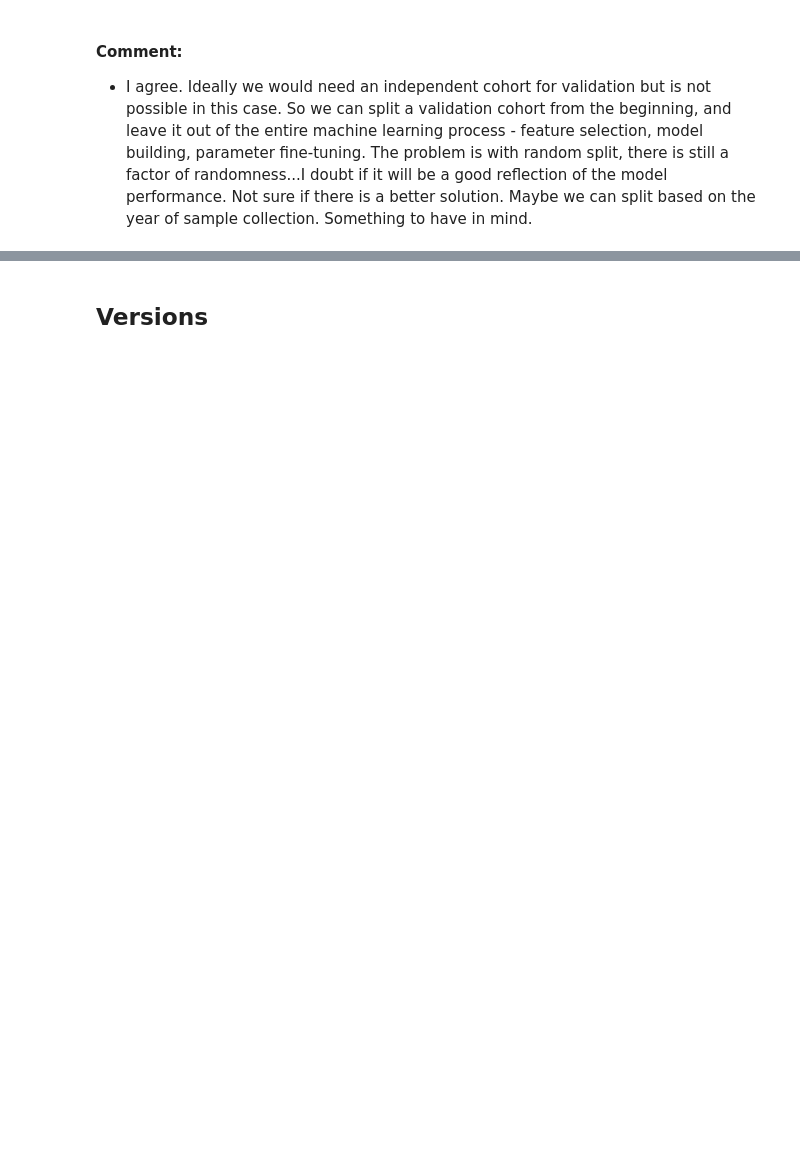
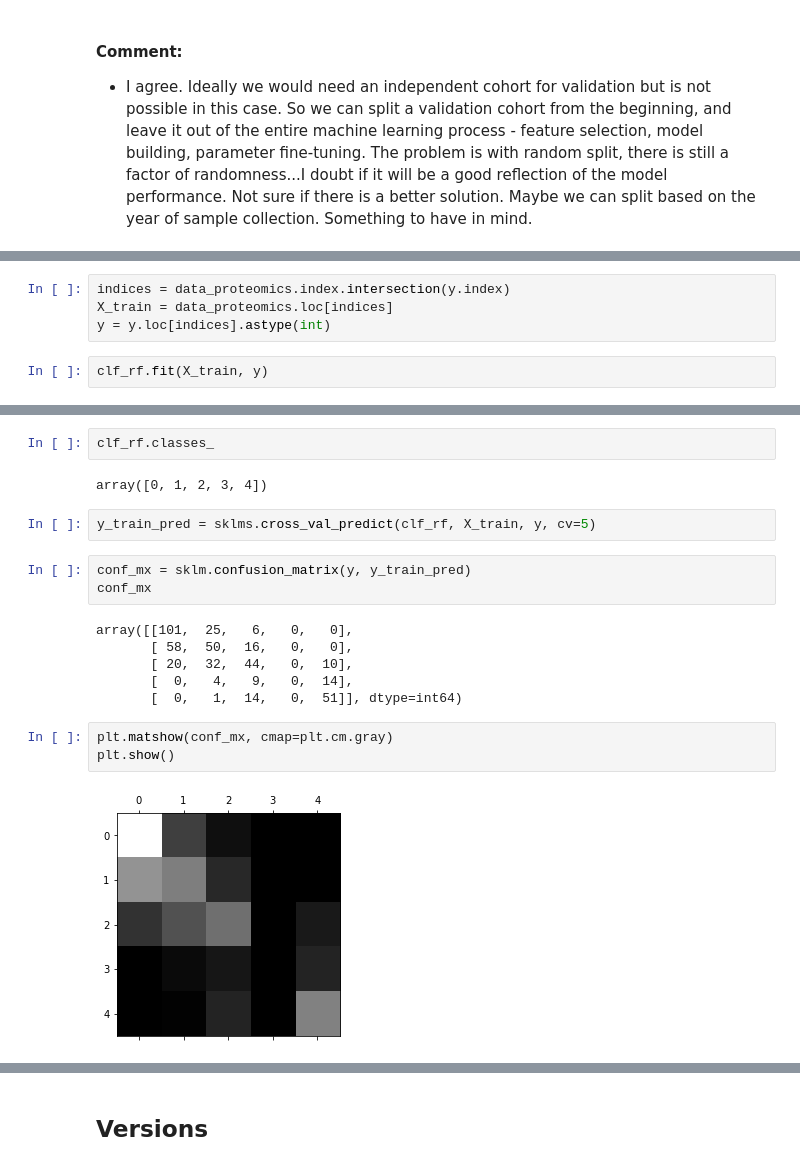
Before and after one commit to llniu/ALD-study, a Jupyter notebook: ald_analysis_hw.ipynb, the cells around one changed output, grey strips where cells are left out. Drawn from its saved outputs; the diff is of its cells as text; blank space fills up the shorter version.

```diff
--- a/ald_analysis_hw.ipynb
+++ b/ald_analysis_hw.ipynb
@@ -580,0 +1229,6 @@ _get_cv_means(cv_results)
+# %%
+indices = data_proteomics.index.intersection(y.index)
+X_train = data_proteomics.loc[indices]
+y = y.loc[indices].astype(int)
+# %%
+clf_rf.fit(X_train, y)
@@ -580,0 +1244,20 @@ _get_cv_means(cv_results)
+# %%
+clf_rf.classes_
+# %% [output]
+array([0, 1, 2, 3, 4])
+# %%
+y_train_pred = sklms.cross_val_predict(clf_rf, X_train, y, cv=5)
+# %%
+conf_mx = sklm.confusion_matrix(y, y_train_pred)
+conf_mx
+# %% [output]
+array([[101,  25,   6,   0,   0],
+       [ 58,  50,  16,   0,   0],
+       [ 20,  32,  44,   0,  10],
+       [  0,   4,   9,   0,  14],
+       [  0,   1,  14,   0,  51]], dtype=int64)
+# %%
+plt.matshow(conf_mx, cmap=plt.cm.gray)
+plt.show()
+# %% [output]
+[figure, added]
```
Also changed, not shown: parts of 167 cells of this notebook.
